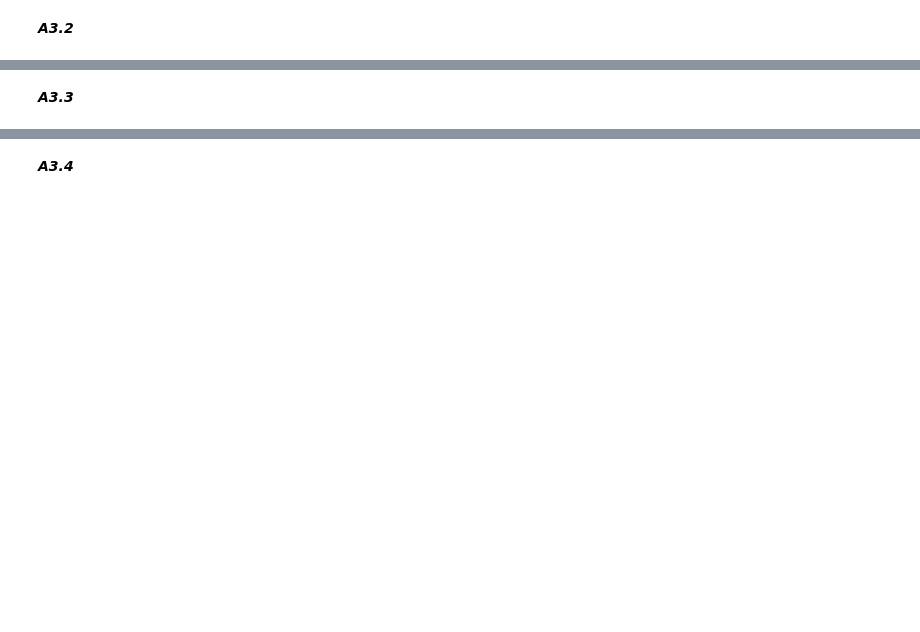
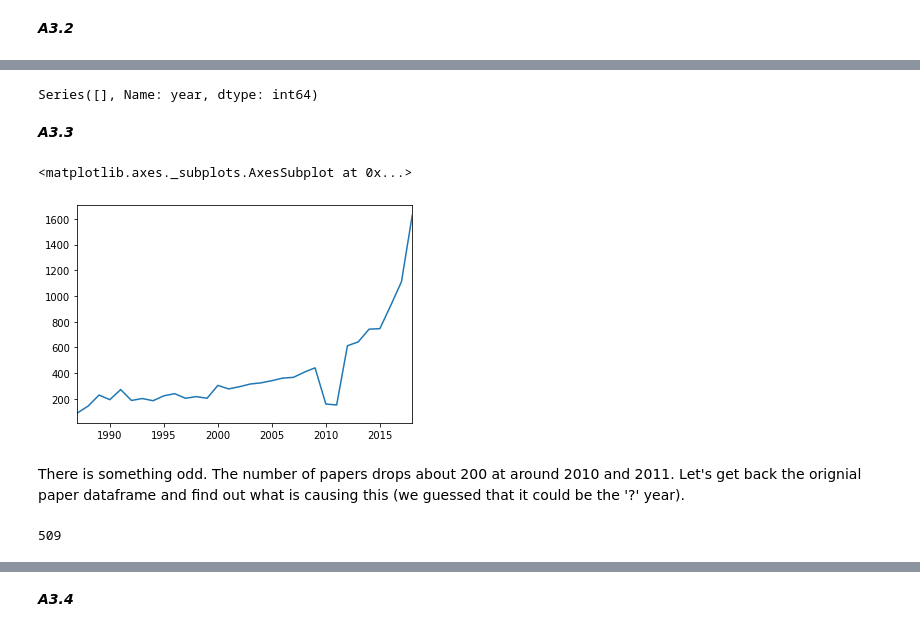
Before and after one commit to dinotuku/2019, a Jupyter notebook: Homework/01 - Pandas and Data Wrangling/hw1.ipynb, the cells around one changed output, grey strips where cells are left out. Saved outputs shown, nothing was run; the diff lists cells and outputs as text; code cells hidden in the pictures; blank space fills up the shorter version.

```diff
--- a/Homework/01 - Pandas and Data Wrangling/hw1.ipynb
+++ b/Homework/01 - Pandas and Data Wrangling/hw1.ipynb
@@ -114,0 +326,23 @@ _Note: In order to avoid re-running the cleaning part of the notebook every time
+# %%
+def handle_errors(x, invalid_string):
+    # remove invalid string
+    x = x.strip()
+    for tag in invalid_string:
+        x = x.replace(tag, '')
+    # handle ? year, we set it to nan now and will fill in the value in the next A3.4
+    if x == '?':
+        x = np.nan
+    else:
+        # make every year into a float value
+        x = float(x)
+    # convert it into four digits number
+    if x < 100:
+        # we set <19 because the newest paper is from 2018
+        if x < 19:
+            x += 2000
+        else:
+            x += 1900
+    return x
+
+invalid_string = ['<i>', '</i>', '<em>', '</em>', '\'']
+new_conf_papers['year'] = new_conf_papers['year'].apply(handle_errors, invalid_string=invalid_string)
@@ -115,2 +384,6 @@ _Note: In order to avoid re-running the cleaning part of the notebook every time
+# %%
+new_conf_papers[new_conf_papers.isna().any(axis=1)]['year'].value_counts()
+# %% [output]
+Series([], Name: year, dtype: int64)
 # %% [markdown]
 ***A3.3***
@@ -119,0 +390,17 @@ mlconf = ['icml', 'nips']
+# %%
+mlconf = ['icml', 'nips']
+ml_papers = new_conf_papers[new_conf_papers['conference'].apply(lambda x: x in mlconf)]
+# %%
+ml_papers['year'].value_counts().sort_index().plot()
+# %% [output]
+<matplotlib.axes._subplots.AxesSubplot at 0x...>
+[figure, added]
+# %% [markdown]
+There is something odd. The number of papers drops about 200 at around 2010 and 2011. Let's get back the orignial paper dataframe and find out what is causing this (we guessed that it could be the '?' year).
+# %%
+# use the orignial conf_papers and keep ml papers
+ml_papers = conf_papers[conf_papers['conference'].apply(lambda x: x in mlconf)]
+# check the number of data which has '?' year
+ml_papers[ml_papers['year'] == '?'].shape[0]
+# %% [output]
+509
```
Also changed, not shown: parts of 107 cells of this notebook.
